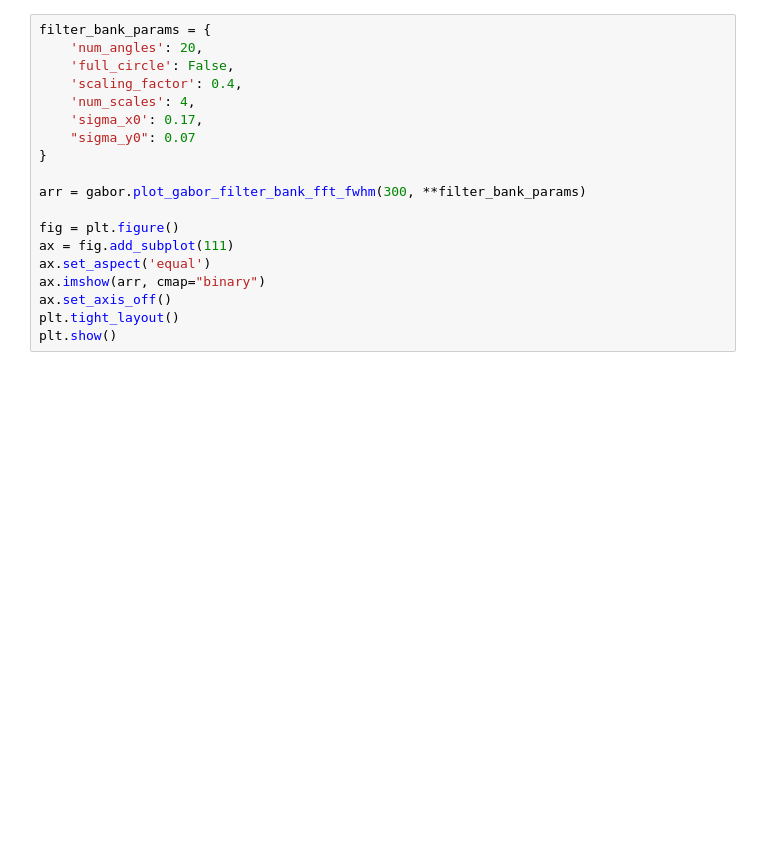
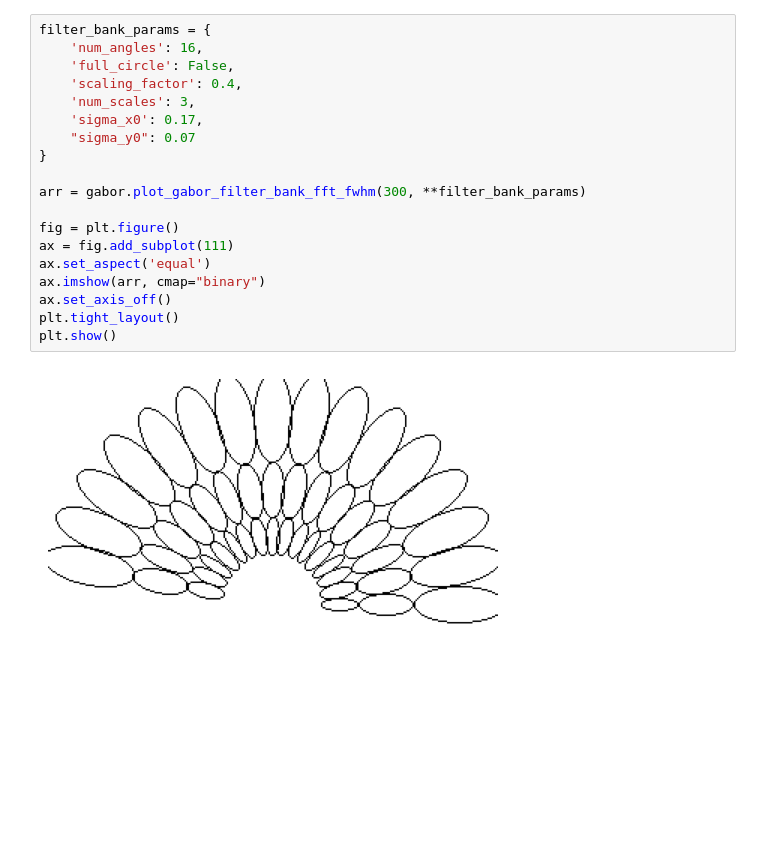
Before and after one commit to guyshapira-academic/texture-segmentation, a Jupyter notebook: notebook.ipynb, the cells around one changed output. Saved outputs shown, nothing was run; the diff lists cells and outputs as text; blank space fills up the shorter version.

```diff
--- a/notebook.ipynb
+++ b/notebook.ipynb
@@ -44,22 +53,24 @@ plt.show()
 # %%
 filter_bank_params = {
-    'num_angles': 20,
+    'num_angles': 16,
     'full_circle': False,
     'scaling_factor': 0.4,
-    'num_scales': 4,
+    'num_scales': 3,
     'sigma_x0': 0.17,
     "sigma_y0": 0.07
 }
 
 arr = gabor.plot_gabor_filter_bank_fft_fwhm(300, **filter_bank_params)
 
 fig = plt.figure()
 ax = fig.add_subplot(111)
 ax.set_aspect('equal')
 ax.imshow(arr, cmap="binary")
 ax.set_axis_off()
 plt.tight_layout()
 plt.show()
+# %% [output]
+[figure, added]
 # %%
 gabor_features_complex = gabor.gabor_features_raw(image, filter_bank_params)
 
```
Also changed, not shown: parts of 14 cells of this notebook, 1 other file.
